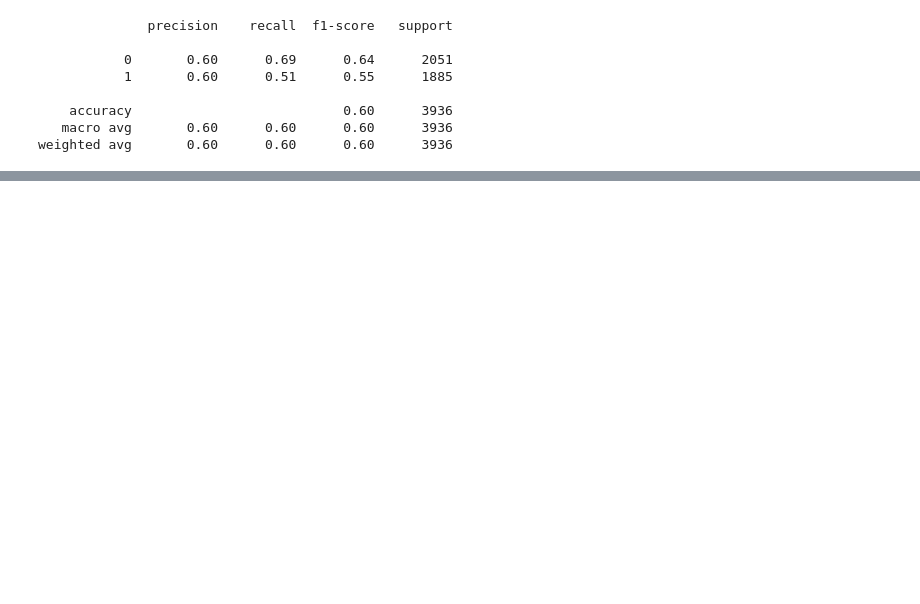
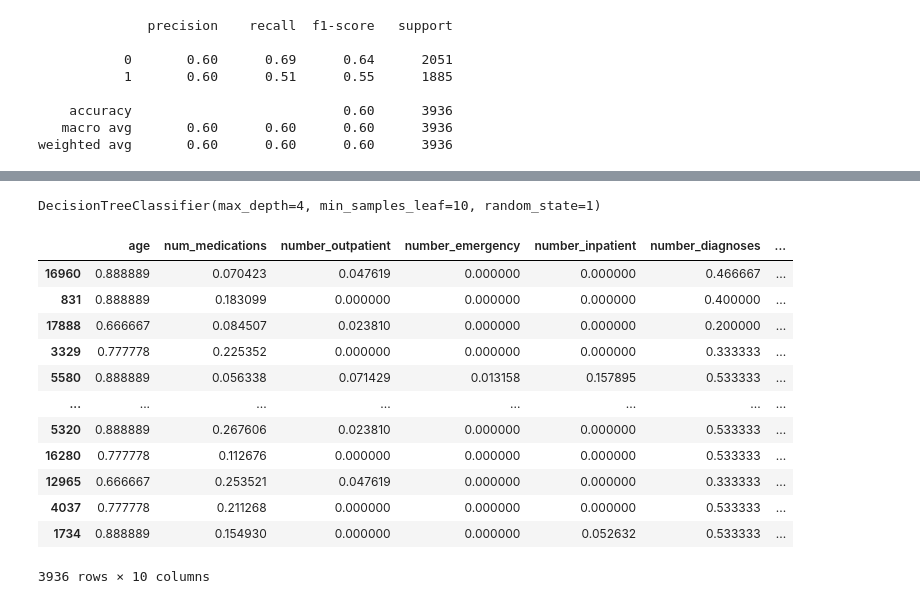
Before and after one commit to johnmarquess/IFN509, a Jupyter notebook: Assignment 2/neural_networks.ipynb, the cells around one changed output, grey strips where cells are left out. Drawn from its saved outputs; the diff is of its cells as text; code cells hidden in the pictures; blank space fills up the shorter version.

```diff
--- a/Assignment 2/neural_networks.ipynb
+++ b/Assignment 2/neural_networks.ipynb
@@ -228,0 +180,11 @@ weighted avg       0.63      0.63      0.62      3936
+# %%
+with open(file_path, 'rb') as file:
+    dt_model = pickle.load(file)
+# %%
+dt_model
+# %% [output]
+DecisionTreeClassifier(max_depth=4, min_samples_leaf=10, random_state=1)
+# %%
+feature_importances = dt_model.feature_importances_
+# %%
+importance_index = np.where(feature_importances > 0)[0]
@@ -228,0 +194,16 @@ weighted avg       0.63      0.63      0.62      3936
+# %%
+X_test_reduced
+# %% [output]
+|  | age | num_medications | number_outpatient | number_emergency | number_inpatient | number_diagnoses | ... |
+| 16960 | 0.888889 | 0.070423 | 0.047619 | 0.000000 | 0.000000 | 0.466667 | ... |
+| 831 | 0.888889 | 0.183099 | 0.000000 | 0.000000 | 0.000000 | 0.400000 | ... |
+| 17888 | 0.666667 | 0.084507 | 0.023810 | 0.000000 | 0.000000 | 0.200000 | ... |
+| 3329 | 0.777778 | 0.225352 | 0.000000 | 0.000000 | 0.000000 | 0.333333 | ... |
+| 5580 | 0.888889 | 0.056338 | 0.071429 | 0.013158 | 0.157895 | 0.533333 | ... |
+| ... | ... | ... | ... | ... | ... | ... | ... |
+| 5320 | 0.888889 | 0.267606 | 0.023810 | 0.000000 | 0.000000 | 0.533333 | ... |
+| 16280 | 0.777778 | 0.112676 | 0.000000 | 0.000000 | 0.000000 | 0.533333 | ... |
+| 12965 | 0.666667 | 0.253521 | 0.047619 | 0.000000 | 0.000000 | 0.333333 | ... |
+| 4037 | 0.777778 | 0.211268 | 0.000000 | 0.000000 | 0.000000 | 0.533333 | ... |
+| 1734 | 0.888889 | 0.154930 | 0.000000 | 0.000000 | 0.052632 | 0.533333 | ... |
+3936 rows × 10 columns
```
Also changed, not shown: parts of 34 cells of this notebook, 3 other files.
